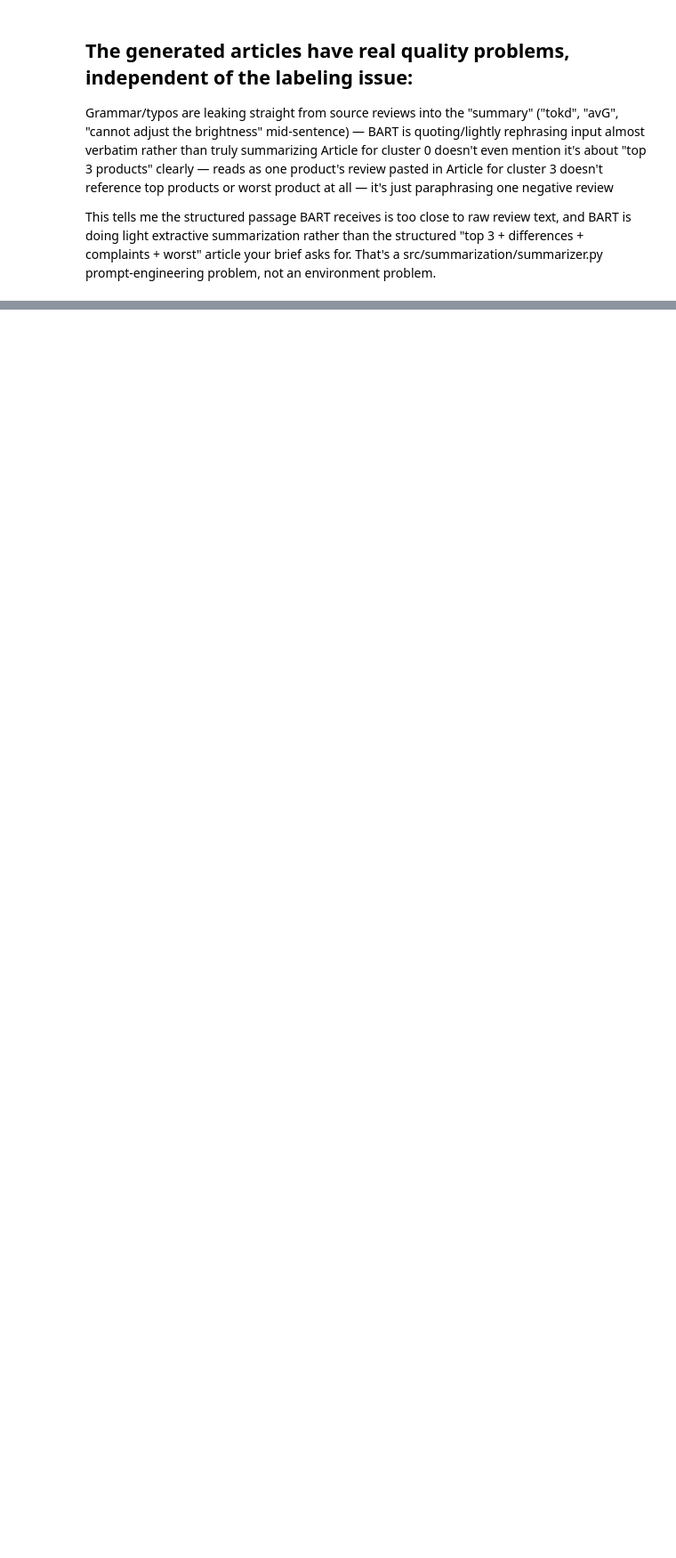
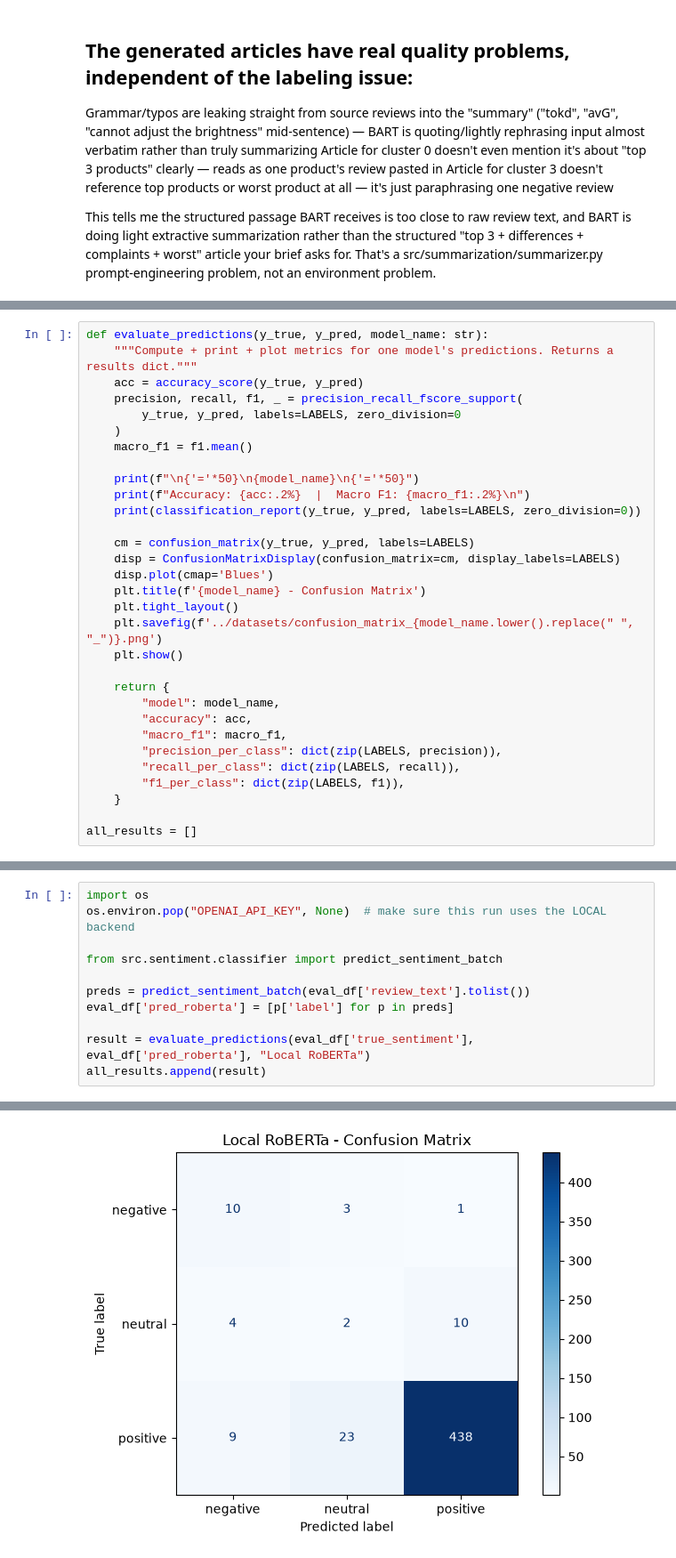
Before and after one commit to amer-baniodeh/Project---Automated-Reviews, a Jupyter notebook: notebooks/testing_playground.ipynb, the cells around one changed output, grey strips where cells are left out. Shown at 89% size. Saved outputs shown, nothing was run; the diff lists cells and outputs as text; blank space fills up the shorter version.

```diff
--- a/notebooks/testing_playground.ipynb
+++ b/notebooks/testing_playground.ipynb
@@ -41,0 +110,31 @@ This tells me the structured passage BART receives is too close to raw review te
+# %%
+def evaluate_predictions(y_true, y_pred, model_name: str):
+    """Compute + print + plot metrics for one model's predictions. Returns a results dict."""
+    acc = accuracy_score(y_true, y_pred)
+    precision, recall, f1, _ = precision_recall_fscore_support(
+        y_true, y_pred, labels=LABELS, zero_division=0
+    )
+    macro_f1 = f1.mean()
+
+    print(f"\n{'='*50}\n{model_name}\n{'='*50}")
+    print(f"Accuracy: {acc:.2%}  |  Macro F1: {macro_f1:.2%}\n")
+    print(classification_report(y_true, y_pred, labels=LABELS, zero_division=0))
+
+    cm = confusion_matrix(y_true, y_pred, labels=LABELS)
+    disp = ConfusionMatrixDisplay(confusion_matrix=cm, display_labels=LABELS)
+    disp.plot(cmap='Blues')
+    plt.title(f'{model_name} - Confusion Matrix')
+    plt.tight_layout()
+    plt.savefig(f'../datasets/confusion_matrix_{model_name.lower().replace(" ", "_")}.png')
+    plt.show()
+
+    return {
+        "model": model_name,
+        "accuracy": acc,
+        "macro_f1": macro_f1,
+        "precision_per_class": dict(zip(LABELS, precision)),
+        "recall_per_class": dict(zip(LABELS, recall)),
+        "f1_per_class": dict(zip(LABELS, f1)),
+    }
+
+all_results = []
@@ -41,0 +143,12 @@ This tells me the structured passage BART receives is too close to raw review te
+# %%
+import os
+os.environ.pop("OPENAI_API_KEY", None)  # make sure this run uses the LOCAL backend
+
+from src.sentiment.classifier import predict_sentiment_batch
+
+preds = predict_sentiment_batch(eval_df['review_text'].tolist())
+eval_df['pred_roberta'] = [p['label'] for p in preds]
+
+result = evaluate_predictions(eval_df['true_sentiment'], eval_df['pred_roberta'], "Local RoBERTa")
+all_results.append(result)
+# %% [output]
@@ -41,0 +170 @@ This tells me the structured passage BART receives is too close to raw review te
+[figure, added]
```
Also changed, not shown: parts of 15 cells of this notebook, 6 other files.
